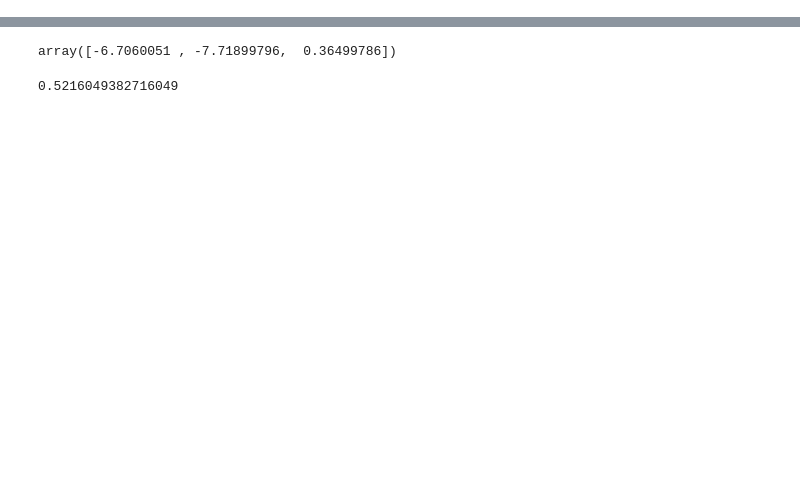
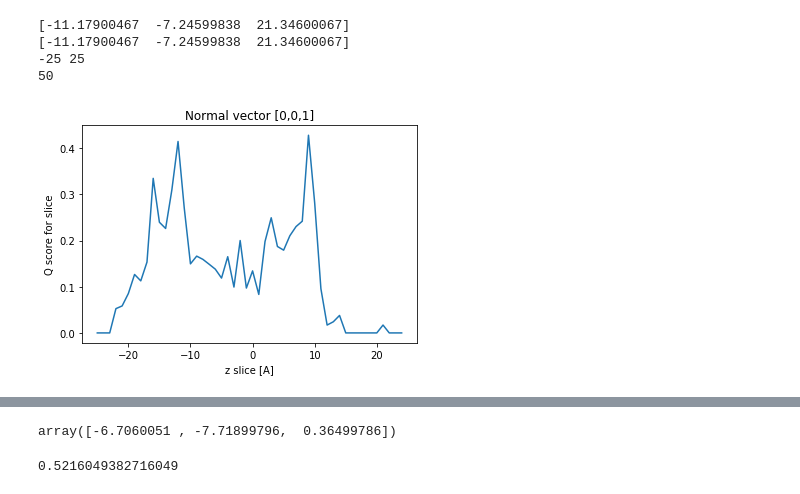
Before and after one commit to julianspaeth/transmembrane-identifier, a Jupyter notebook: q_value_calculation.ipynb, the cells around one changed output, grey strips where cells are left out. Drawn from its saved outputs; the diff is of its cells as text; code cells hidden in the pictures; blank space fills up the shorter version.

```diff
--- a/q_value_calculation.ipynb
+++ b/q_value_calculation.ipynb
@@ -67,0 +60,12 @@ def position_model(model):
+# %%
+def get_rotation(vector):
+    """
+    Rotates a PDB model so that a given vector will align with [0,0,1].
+    returns rot_axis, angle in rad
+    """
+    vector2 = np.array(vector)
+    rotation_axis = np.cross(np.array([0,0,1]), vector2)
+    angle = math.asin(  np.linalg.norm(rotation_axis) / np.linalg.norm(vector2) )
+    return rotation_axis, angle
+
+get_rotation([1,0,0])
@@ -68 +74,69 @@ def position_model(model):
+# %%
+def get_z_bounds(model):
+    max_z = -100000
+    min_z = 100000
+    for chain in model:
+        for residue in chain:
+            for atom in residue:
+                coordinates = atom.coord
+                if coordinates[2] > max_z: max_z = coordinates[2]
+                if coordinates[2] < min_z: min_z = coordinates[2]
+    return int(np.floor(min_z)), int(np.ceil(max_z))
+# %%
+def calculate_Q(model, vector):
+    model_copy = model
+
+    # Rotate model so that it aligns with [0,0,1]
+    rot_axis, angle = get_rotation(vector)
+    print(model_copy['A'][315]['CA'].coord)
+    model_copy.transform(rot=rotaxis2m(theta=angle, vector=Vector(rot_axis)), tran=0)
+    print(model_copy['A'][315]['CA'].coord)
+
+    z_min, z_max = get_z_bounds(model_copy)
+    print(z_min, z_max)
+
+    # generate slices
+    slices = make_slices(model_copy, z_min, z_max)
+    print(len(slices))
+
+
+    atom_radii = {'C':1.80, 'N':1.60, 'O':1.40, 'S':1.85}
+    hydrophobic = ['PHE', 'GLY', 'ILE', 'LEU', 'MET', 'VAL', 'TRP', 'TYR']
+    hydrophilic = ['ALA', 'CYS', 'ASP', 'GLU', 'ASN', 'GLN', 'HIS', 'LYS', 'PRO', 'ARG', 'SER', 'THR']
+    atom_info = {'atom_radii': atom_radii, 'hydrophobic': hydrophobic, 'hydrophilic':hydrophilic}
+
+
+    residue_dict = make_residue_dictionary(model)
+
+    slice_scores = []
+
+    for slice_height in slices.keys():
+        slice_list = slices[slice_height]
+
+
+        hydrophobic_factor = calc_hydrophobic_factor(slice_list, slice_height, atom_info)
+        structure_factor = calc_structure_factor(slice_list, residue_dict, np.array(vector))
+        #print("Slice: %s\tAtoms: %s\tHydro_factor: %1.3f\tStruc_factor: %1.3f"%
+        #      (slice_height, len(slice_list), hydrophobic_factor, structure_factor))
+        slice_scores.append(hydrophobic_factor * structure_factor)
+    return slice_scores, z_min, z_max
+
+
+model = parse_PDB('./structures/pdb1u9j.pdb')
+model = position_model(model)
+
+slice_scores, z_min, z_max = calculate_Q(model, [0,0,1])
+# %% [output]
+[-11.17900467  -7.24599838  21.34600067]
+[-11.17900467  -7.24599838  21.34600067]
+-25 25
+50
+# %%
+plt.figure()
+plt.plot(range(z_min,z_max), slice_scores)
+plt.title('Normal vector [0,0,1]')
+plt.xlabel('z slice [A]')
+plt.ylabel('Q score for slice');
+# %% [output]
+[figure, added]
 # %%
```
Also changed, not shown: parts of 17 cells of this notebook.
